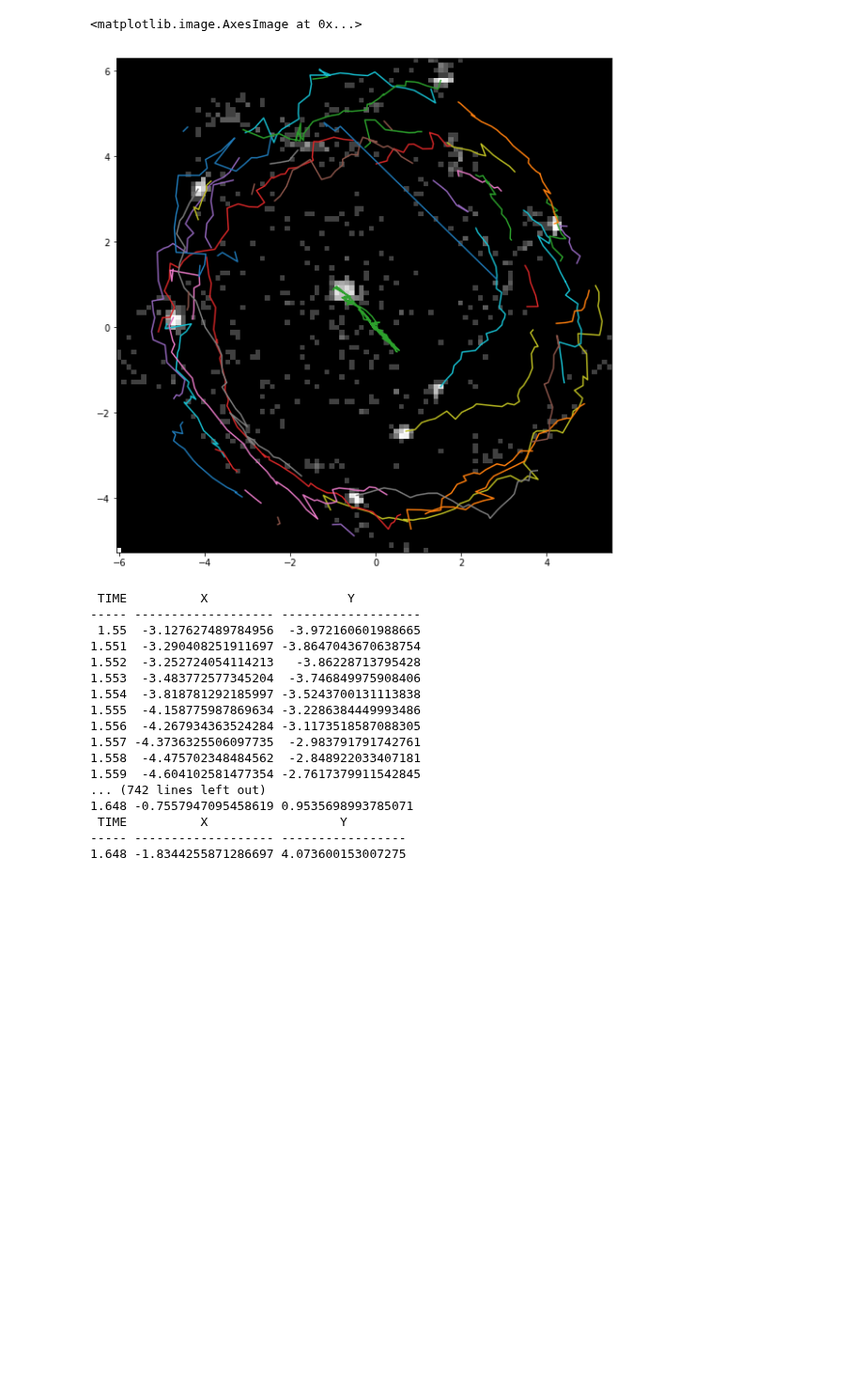
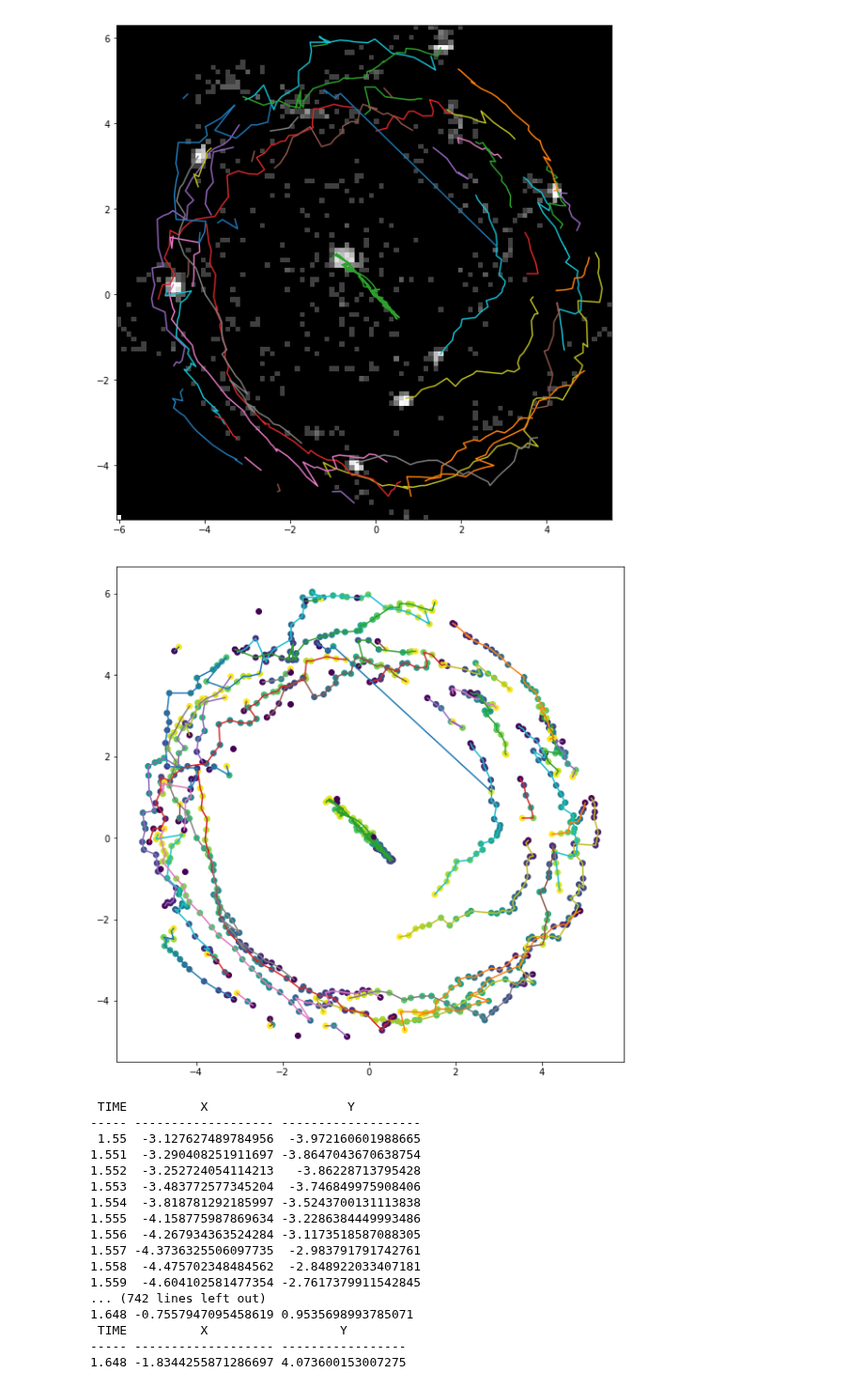
Before and after one commit to BethanyGarver/clumpy-star-formation, a Jupyter notebook: Photutils2-checkpoint.ipynb, the cells around one changed output. Shown at 94% size. Cells and saved outputs as stored; diff of their text form; code cells hidden in the pictures; blank space fills up the shorter version.

```diff
--- a/Photutils2-checkpoint.ipynb
+++ b/Photutils2-checkpoint.ipynb
@@ -193,16 +193,28 @@ while start<1.65:
 # %%
 plt.figure(figsize=(10,10))
 for i in clumps:
     x = []
     y = []
     for j in i:
         x.append(j[1])
         y.append(j[2])
     plt.plot(x,y)
 plt.imshow(data, cmap='Greys_r', origin='lower', norm=norm, extent=extent)
+
+plt.figure(figsize=(10,10))
+for i in clumps:
+    x = []
+    y = []
+    t = []
+    for j in i:
+        x.append(j[1])
+        y.append(j[2])
+        t.append(j[0])
+    plt.plot(x,y)
+    plt.scatter(x,y,c=t)
 # %% [output]
-<matplotlib.image.AxesImage at 0x...>
 [figure]
+[figure, added]
 # %%
 for i in clumps:
     t = Table(names=('TIME','X','Y'))
```
